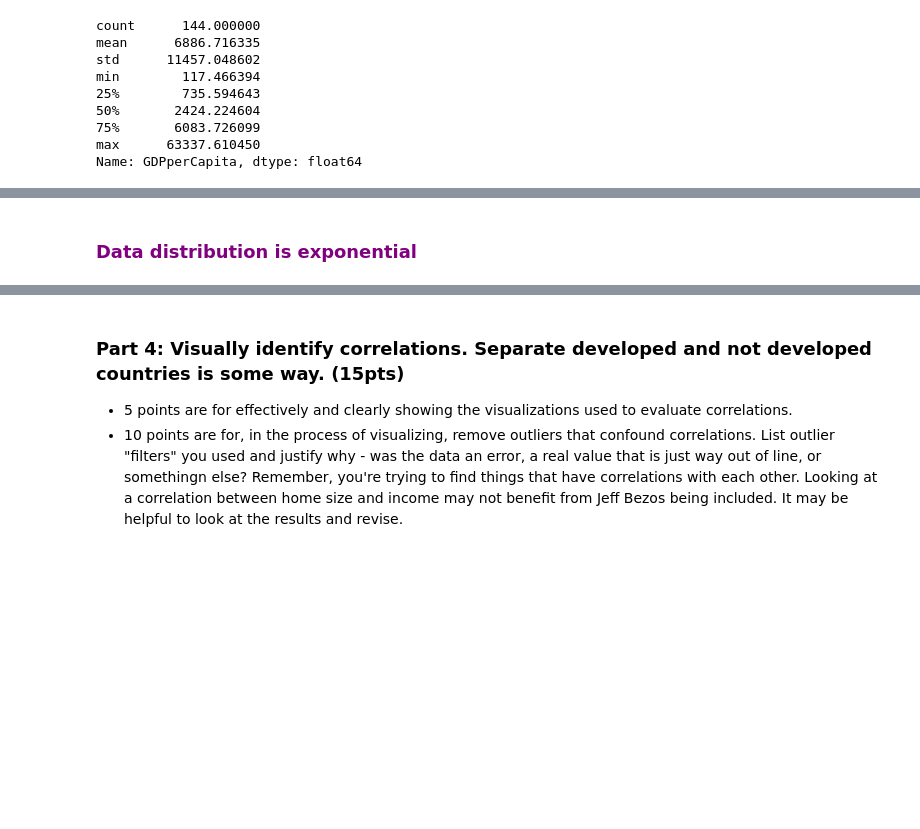
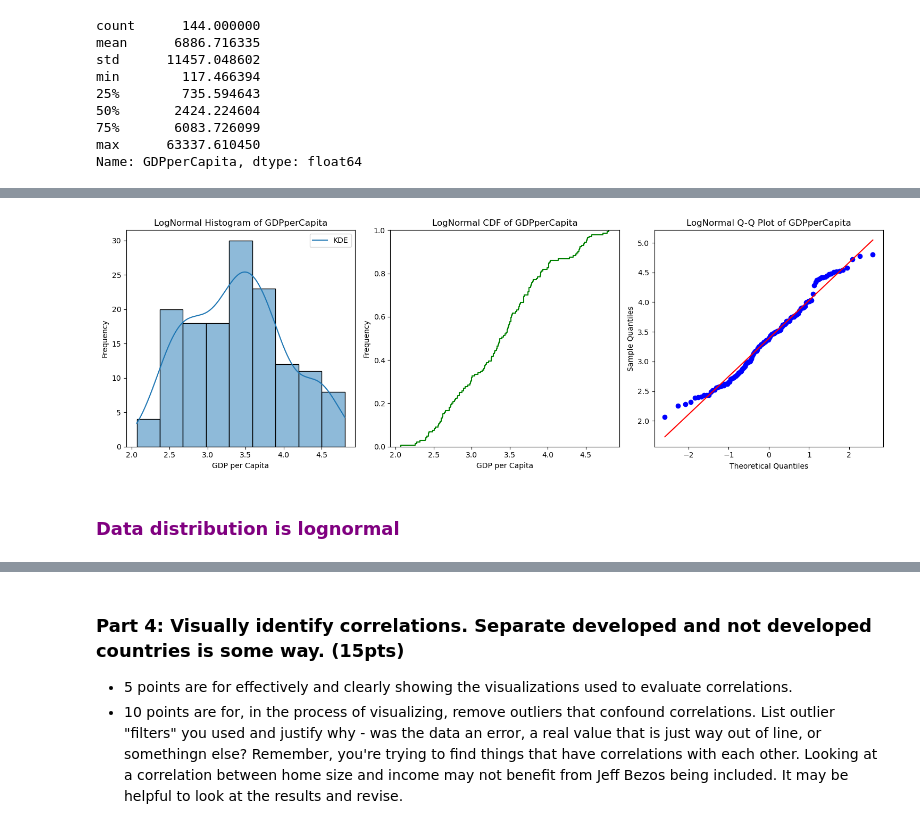
Before and after one commit to AkeemSemperDataScience/data3450-assignment-2-mlsiebold, a Jupyter notebook: START_Asn_2.ipynb, the cells around one changed output, grey strips where cells are left out. Drawn from its saved outputs; the diff is of its cells as text; code cells hidden in the pictures; blank space fills up the shorter version.

Commit message:
Part 3 log transformation

```diff
--- a/START_Asn_2.ipynb
+++ b/START_Asn_2.ipynb
@@ -353,5 +351,33 @@ plt.show()
+# %%
+gdp_cap_list = df['GDPperCapita'].to_list()
+column = 'GDPperCapita'
+xlabel = 'GDP per Capita'
+logNorm_gdp_cap = np.log10(gdp_cap_list)   # Perform log transformation to see if it fits normal distribution line of best fit
+
+fig, axes = plt.subplots(1, 3, figsize=(15, 5))                                 # Create subplots
+
+sns.histplot(logNorm_gdp_cap, kde=True, line_kws={'label':'KDE'}, ax=axes[0])   # Plot histogram and density curve (KDE)
+axes[0].set_title(f'LogNormal Histogram of {column}')
+axes[0].set_xlabel(xlabel)
+axes[0].set_ylabel('Frequency')
+axes[0].legend()
+
+sns.ecdfplot(logNorm_gdp_cap, ax=axes[1], color='green')                        # Plot CDF
+axes[1].set_title(f'LogNormal CDF of {column}')
+axes[1].set_xlabel(xlabel)
+axes[1].set_ylabel('Frequency')
+
+ss.probplot(logNorm_gdp_cap, dist='norm', plot=axes[2])
+axes[2].set_title(f'LogNormal Q-Q Plot of {column}')
+axes[2].set_xlabel('Theoretical Quantiles')
+axes[2].set_ylabel('Sample Quantiles')
+
+plt.tight_layout()                                                              # Tight layout prevents overlapping axis labels
+plt.show()
+# %% [output]
+[figure, added]
 # %% [markdown]
-### <span style="color: purple">Data distribution is exponential</span>
+### <span style="color: purple">Data distribution is lognormal</span>
 # %%
 #Analytical for GDP/capita
 
```
Also changed, not shown: parts of 5 cells of this notebook.
